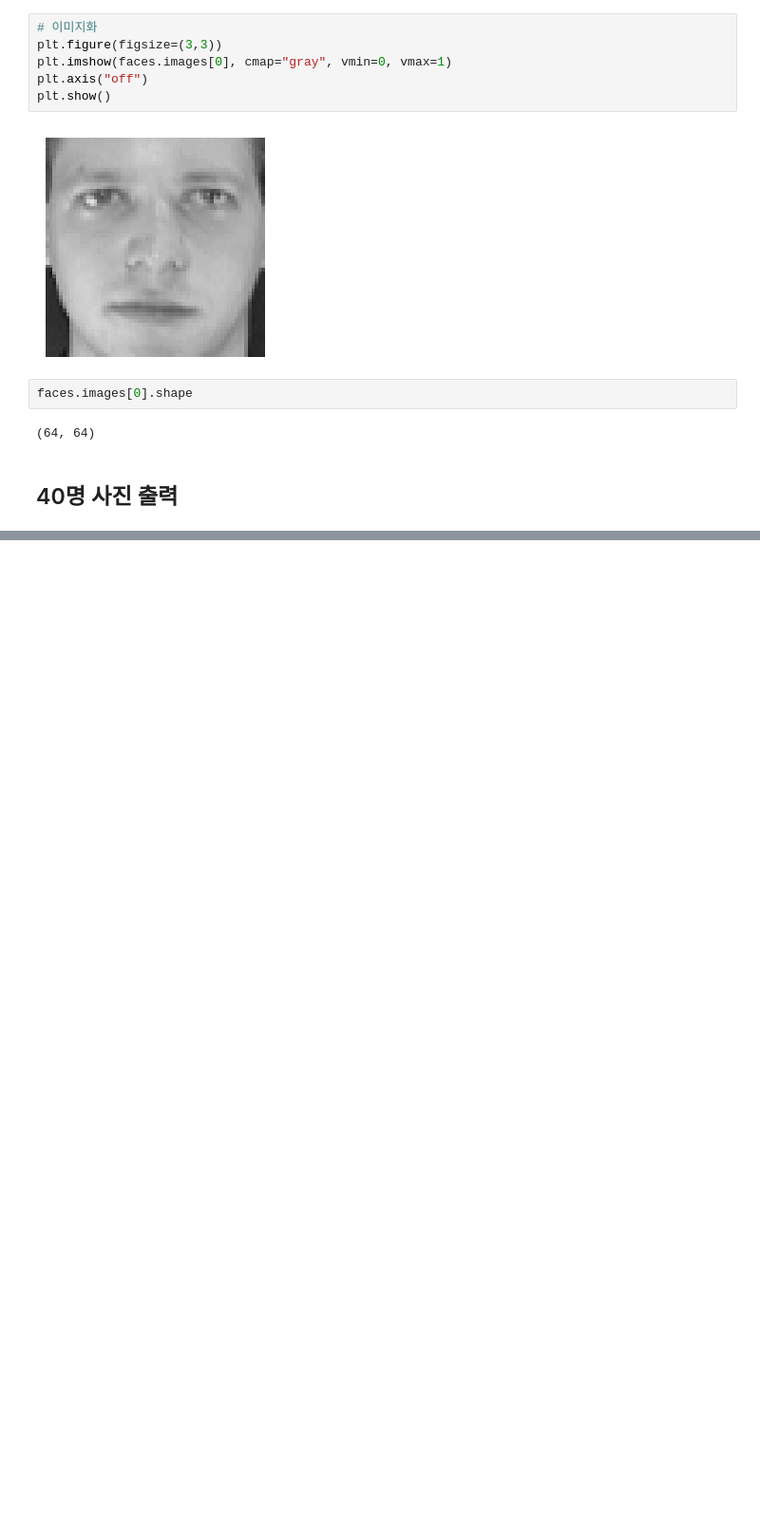
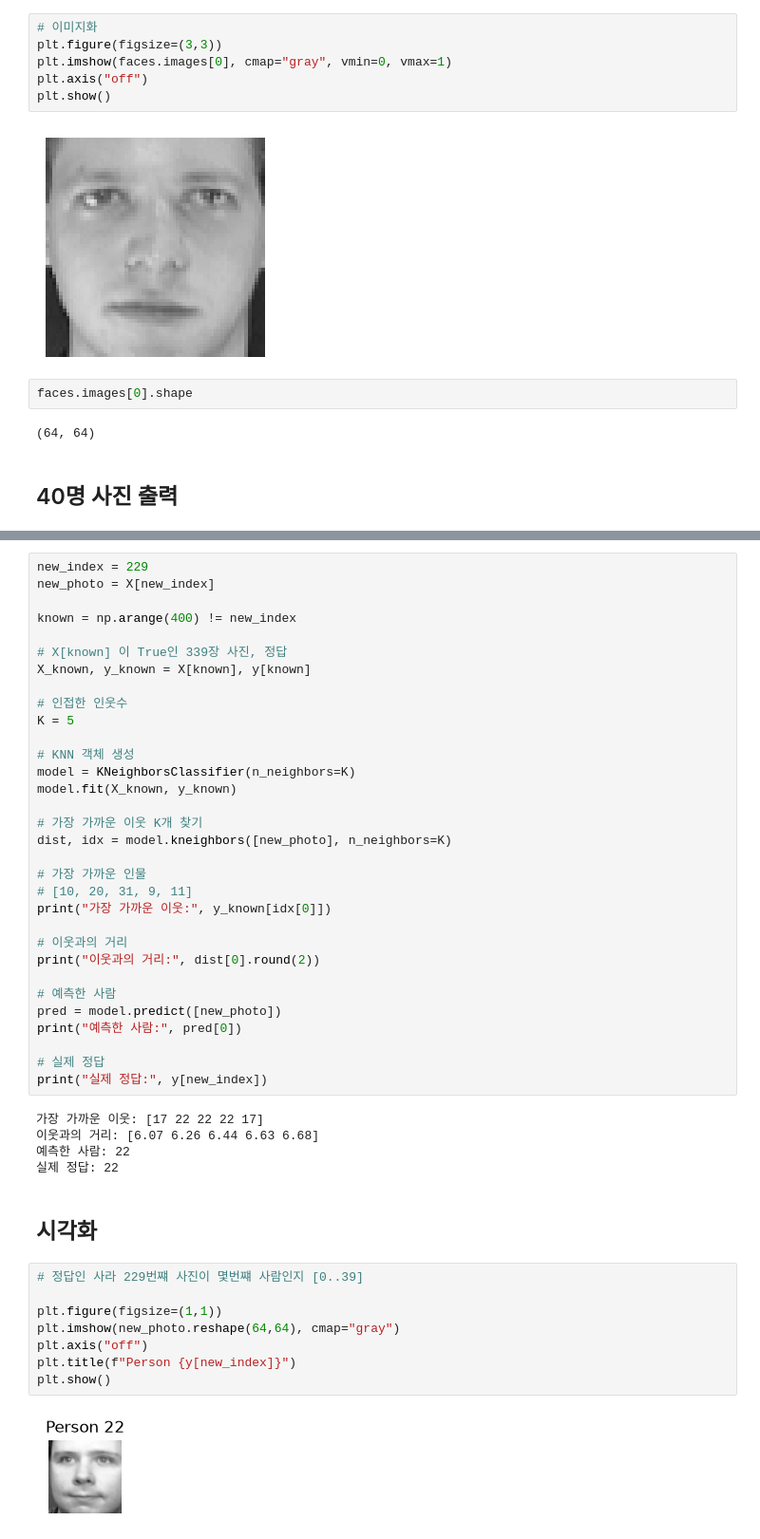
Before and after one commit to koda0909/DATA_TITANIC, a Jupyter notebook: 04_knn.ipynb, the cells around one changed output, grey strips where cells are left out. Shown at 95% size. Cells and saved outputs as stored; diff of their text form; blank space fills up the shorter version.

```diff
--- a/04_knn.ipynb
+++ b/04_knn.ipynb
@@ -82,0 +120,49 @@ faces.images[0].shape
+# %%
+new_index = 229
+new_photo = X[new_index]
+
+known = np.arange(400) != new_index
+
+# X[known] 이 True인 339장 사진, 정답
+X_known, y_known = X[known], y[known]
+
+# 인접한 인웃수
+K = 5
+
+# KNN 객체 생성
+model = KNeighborsClassifier(n_neighbors=K)
+model.fit(X_known, y_known)
+
+# 가장 가까운 이웃 K개 찾기
+dist, idx = model.kneighbors([new_photo], n_neighbors=K)
+
+# 가장 가까운 인물
+# [10, 20, 31, 9, 11]
+print("가장 가까운 이웃:", y_known[idx[0]])
+
+# 이웃과의 거리
+print("이웃과의 거리:", dist[0].round(2))
+
+# 예측한 사람
+pred = model.predict([new_photo])
+print("예측한 사람:", pred[0])
+
+# 실제 정답
+print("실제 정답:", y[new_index])
+# %% [output]
+가장 가까운 이웃: [17 22 22 22 17]
+이웃과의 거리: [6.07 6.26 6.44 6.63 6.68]
+예측한 사람: 22
+실제 정답: 22
+# %% [markdown]
+## 시각화
+# %%
+# 정답인 사라 229번쨰 사진이 몇번쨰 사람인지 [0..39]
+
+plt.figure(figsize=(1,1))
+plt.imshow(new_photo.reshape(64,64), cmap="gray")
+plt.axis("off")
+plt.title(f"Person {y[new_index]}")
+plt.show()
+# %% [output]
+[figure, added]
```
Also changed, not shown: parts of 8 cells of this notebook, 1 other file.
